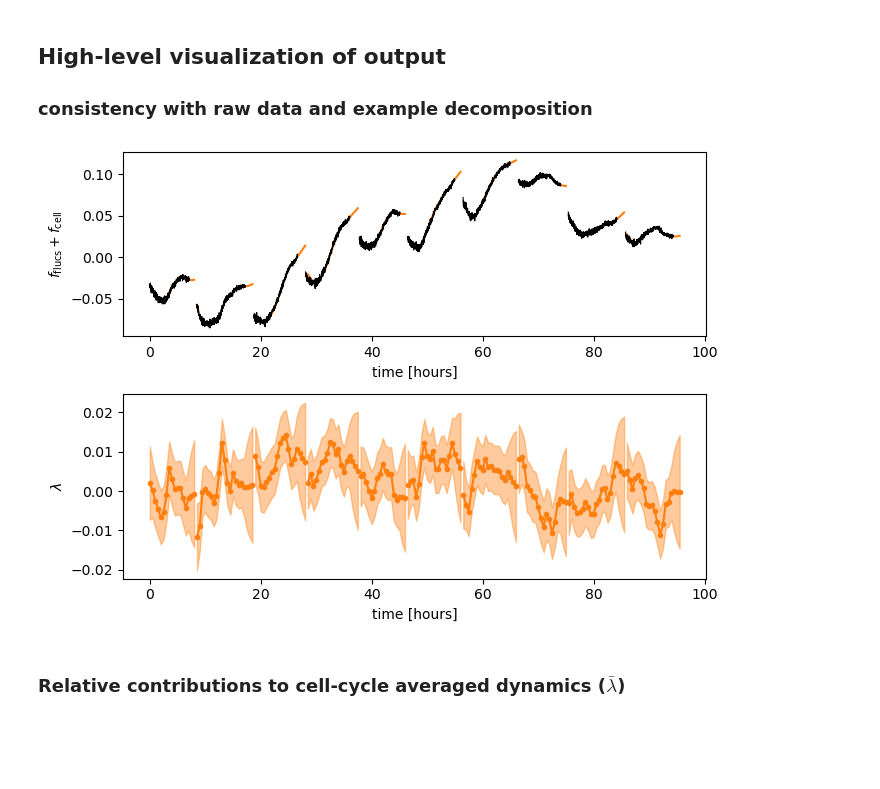
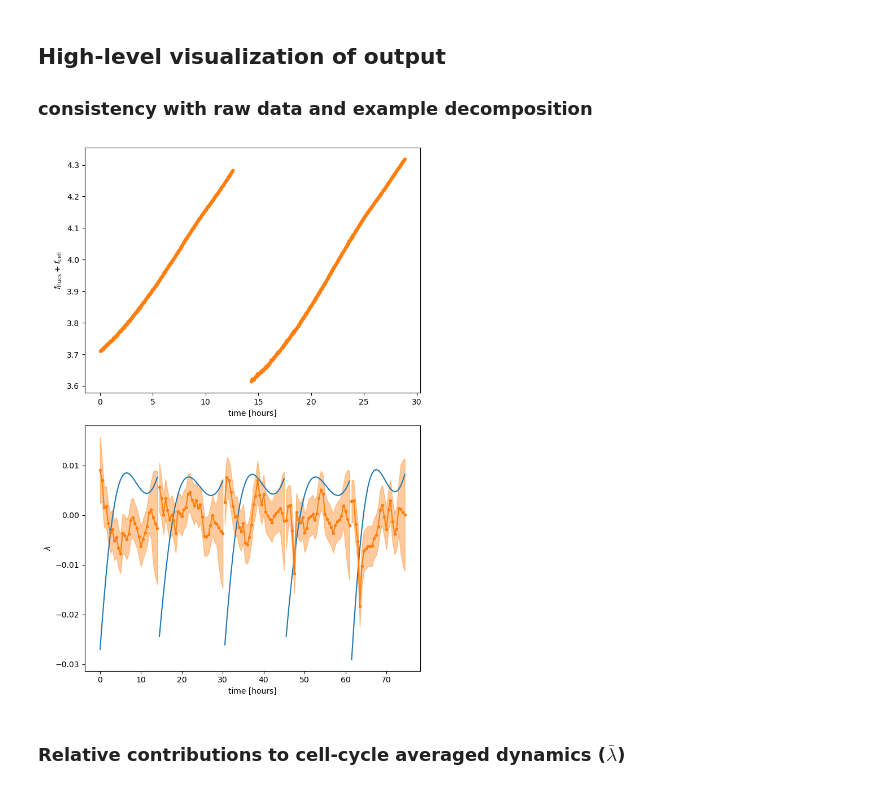
Before and after one commit to elevien/L1210, a Jupyter notebook: notebooks/PAPER_FIG4-gpoutput.ipynb, the cells around one changed output. Cells and saved outputs as stored; diff of their text form; code cells hidden in the pictures; blank space fills up the shorter version.

```diff
--- a/notebooks/PAPER_FIG4-gpoutput.ipynb
+++ b/notebooks/PAPER_FIG4-gpoutput.ipynb
@@ -55,8 +57,8 @@ names(data_gp)
 
 ### consistency with raw data and example decomposition
 # %%
-fig,axs = subplots(figsize=(7,5),nrows=2)
-k = 2
+fig,axs = subplots(figsize=(7,10),nrows=2)
+k = 5
 
 # -----------------------------------------------------------------------------
 # consistency with raw data
@@ -70,40 +72,40 @@ dr[:,:z] = y .- cov(y,t)/var(t) .*t
 dr[:,:z] = dr.z .- mean(dr.z)
 
 pred = data_gp[data_gp.lineage .== lineages[k],:]
 pred.time = pred.time .- pred.time[1]
 #ax.plot(preds[k].time,preds[k].matern32_flucs_x)
-for p in unique(pred.position)[1:10]
-    d = pred[pred.position .==p,:]
+for p in unique(pred.position)[1:2]
+    d = dr[dr.position .==p,:]
     #ax.plot(d.time,d.matern32_cell_x,"C0-")
-    ax.plot(d.time,d.matern32_flucs .+ d.matern32_cell,"C1-",label="GP")
+    ax.plot(d.time,d.lnM,"C1.",label="GP")
     d = dr[dr.position .==p,:]
-    ax.plot(d.time,d.z,"k-",lw=0.8,label="data")
+    #ax.plot(d.time,d.z,"k-",lw=0.8,label="data")
 
 end
 ax.set_ylabel(L"$f_{\rm flucs} + f_{\rm cell}$")
 ax.set_xlabel("time [hours]")
 
 # -----------------------------------------------------------------------------
 # relative size of terms
 ax = axs[1]
 GrowthTraceTools.get_gen_times!(pred);
 #ax.plot(preds[k].time,preds[k].matern32_flucs_x)
-for p in unique(pred.position)[1:10]
+for p in unique(pred.position)[1:5]
     d = pred[pred.position .== p,:]
 
     m = d.matern32_cell_x ./ d.gen_time[1]
-    #ax.plot(d.time, m  ,"C0-")
+    ax.plot(d.time, m  ,"C0-")
 
     m,s = d.matern32_flucs_x, 2.0* sqrt.(d.matern32_flucs_x_var)
     ax.plot(d.time,m,"C1.-")
     ax.fill_between(d.time,m .- s,m .+ s,alpha=0.4,color="C1")
 end
 ax.set_ylabel(L"$\lambda$")
 ax.set_xlabel("time [hours]")
 tight_layout()
 fig
 # %% [output]
-[figure, old version]
+[figure, new version]
 # %% [markdown]
 ### Relative contributions to cell-cycle averaged dynamics ($\bar{\lambda}$)
 # %%
```
Also changed, not shown: parts of 1 cell of this notebook, 9 other files.
